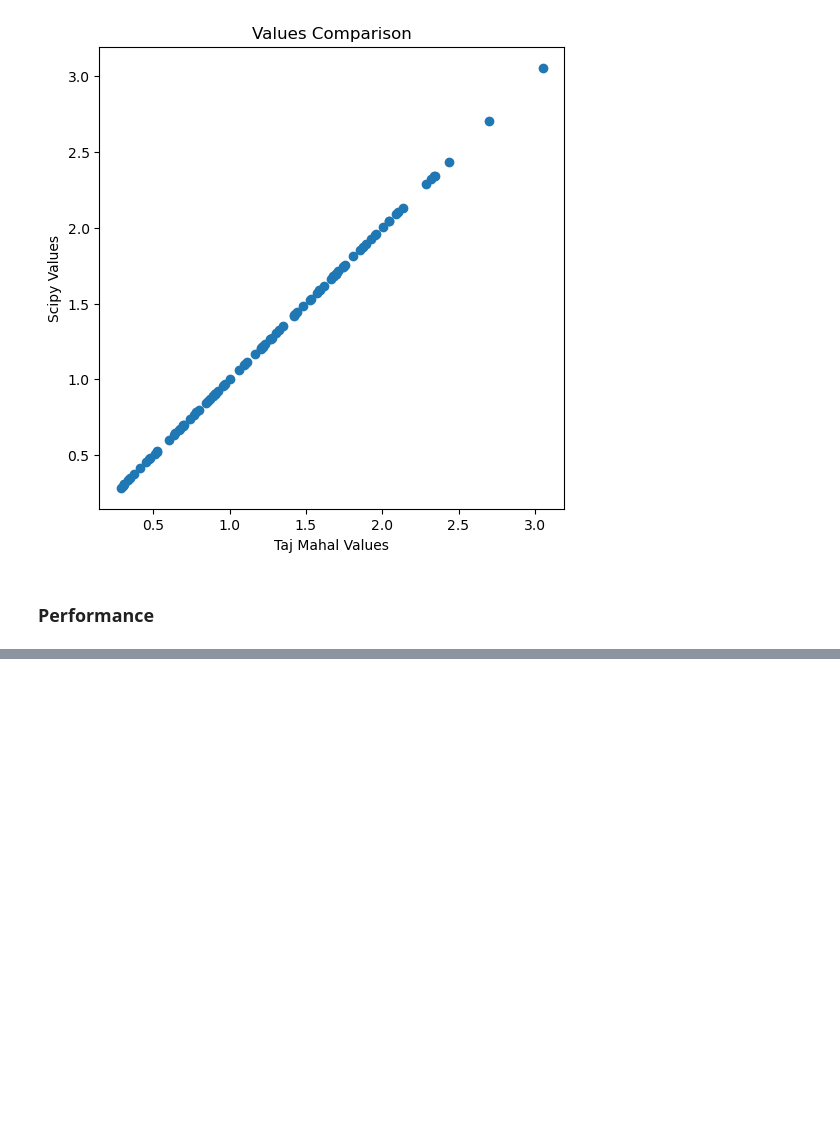
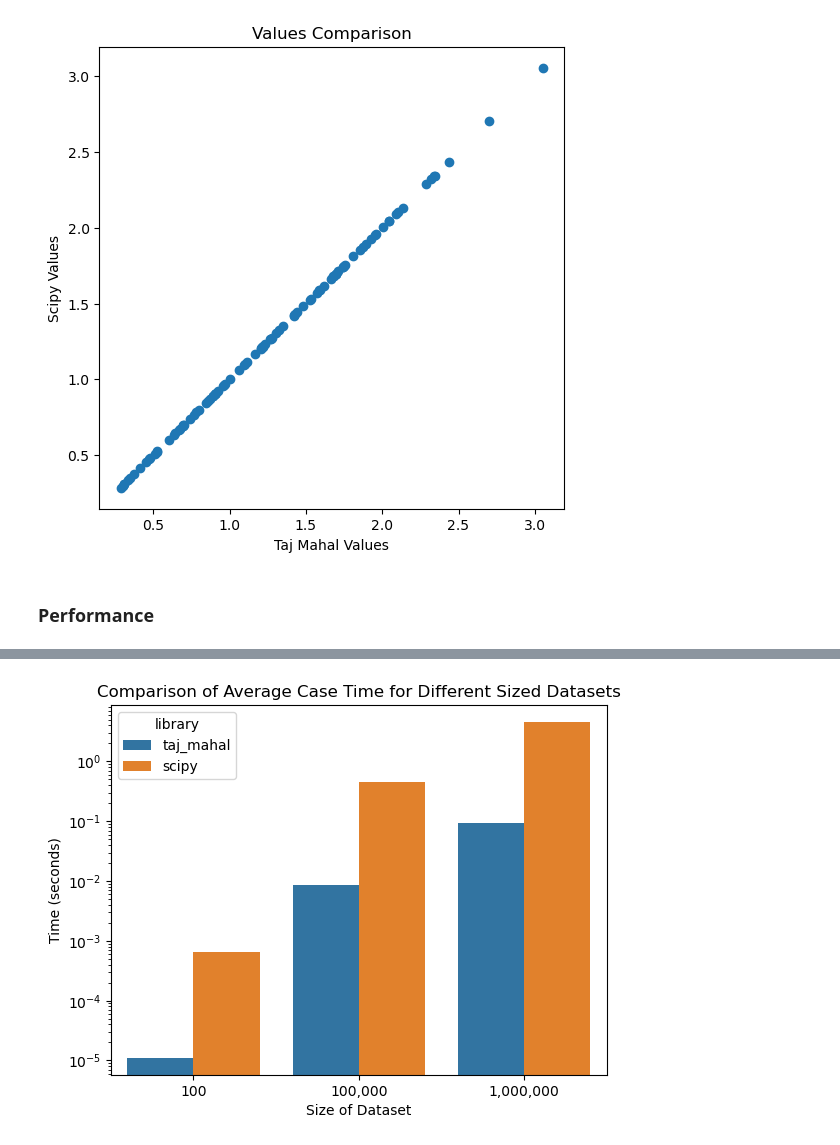
Before and after one commit to 4jamesccraven/taj_mahal, a Jupyter notebook: Performance_Test.ipynb, the cells around one changed output, grey strips where cells are left out. Drawn from its saved outputs; the diff is of its cells as text; code cells hidden in the pictures; blank space fills up the shorter version.

```diff
--- a/Performance_Test.ipynb
+++ b/Performance_Test.ipynb
@@ -116,0 +142,13 @@ _ = taj_mahal.outliers(data)
+# %%
+cmp_df = pd.DataFrame({'taj_mahal': [1.1e-5, 0.0086, 0.0949], 'scipy': [0.000655, 0.458, 4.59]})
+cmp_df = cmp_df.reset_index().melt(id_vars='index', var_name='library', value_name='time')
+# %%
+sns.barplot(x='index', y='time', hue='library', data=cmp_df)
+plt.title('Comparison of Average Case Time for Different Sized Datasets')
+plt.yscale('log')
+plt.ylabel('Time (seconds)')
+plt.xlabel('Size of Dataset')
+plt.xticks(range(3), ['100', '100,000', '1,000,000'])
+plt.show()
+# %% [output]
+[figure, added]
```
Also changed, not shown: parts of 12 cells of this notebook, 2 other files.
